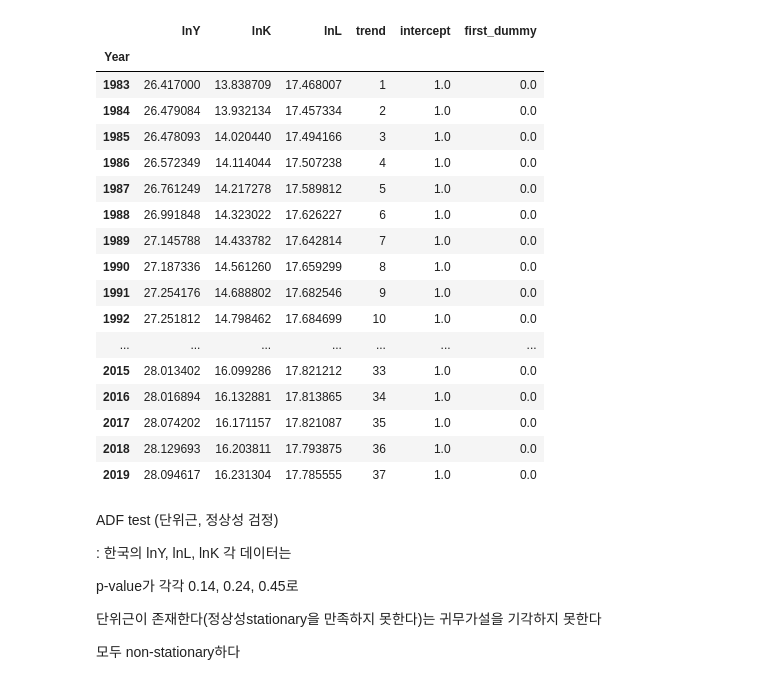
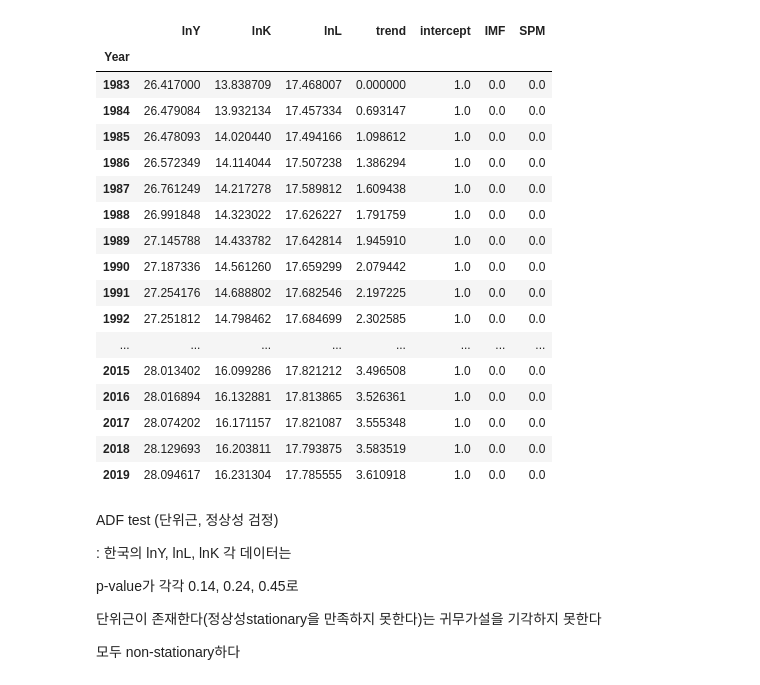
Before and after one commit to jonghwi-kim/Cobb-Douglas-production-function, a Jupyter notebook: regression.ipynb, the cells around one changed output. Saved outputs shown, nothing was run; the diff lists cells and outputs as text; code cells hidden in the pictures.

```diff
--- a/regression.ipynb
+++ b/regression.ipynb
@@ -36,31 +41,60 @@ def print_coint (y, x, t):
 # %%
 korea = pd.concat([real_gdp_log['Korea'], capital_stock_log['Korea'], total_work_hours_log['Korea']], axis=1)
 korea.columns = ['lnY', 'lnK', 'lnL']
 korea.dropna(axis=0, inplace=True)
-korea['trend'] = range(1, len(korea)+1)
+
+korea['trend'] = np.log(range(1, len(korea)+1))
+korea['trend'] = korea['trend']
+
+#korea['trend1'] = np.zeros(len(korea))
+#x=0
+#for i in range(1983, 1997):
+#    x=x+1
+#    korea.at[i, 'trend1'] = x
+
 korea['intercept'] = np.ones(len(korea))
-korea['first_dummy'] = np.zeros(len(korea))
-korea.at[range(1997,2002), 'first_dummy'] =1
+
+#korea['before'] = np.zeros(len(korea))
+#korea.at[range(1983,1988), 'before'] =1
+
+#korea['before2'] = np.zeros(len(korea))
+#korea.at[range(1988,1997), 'before2'] =1
+
+#korea['IMF1'] = np.zeros(len(korea))
+#korea.at[range(1997,1999), 'IMF1'] =1
+
+korea['IMF'] = np.zeros(len(korea))
+korea.at[range(1997,2005), 'IMF'] =1
+
+#korea['WC'] = np.zeros(len(korea))
+#korea.at[range(2002,2008), 'WC'] =1
+
+korea['SPM'] = np.zeros(len(korea))
+korea.at[range(2008,2010), 'SPM'] =1
+
+#korea['last'] = np.zeros(len(korea))
+#korea.at[range(2018,2020), 'last'] =1
+
 korea
 # %% [output]
-|  | lnY | lnK | lnL | trend | intercept | first_dummy |
-| Year |  |  |  |  |  |  |
-| 1983 | 26.417000 | 13.838709 | 17.468007 | 1 | 1.0 | 0.0 |
-| 1984 | 26.479084 | 13.932134 | 17.457334 | 2 | 1.0 | 0.0 |
-| 1985 | 26.478093 | 14.020440 | 17.494166 | 3 | 1.0 | 0.0 |
-| 1986 | 26.572349 | 14.114044 | 17.507238 | 4 | 1.0 | 0.0 |
-| 1987 | 26.761249 | 14.217278 | 17.589812 | 5 | 1.0 | 0.0 |
-| 1988 | 26.991848 | 14.323022 | 17.626227 | 6 | 1.0 | 0.0 |
-| 1989 | 27.145788 | 14.433782 | 17.642814 | 7 | 1.0 | 0.0 |
-| 1990 | 27.187336 | 14.561260 | 17.659299 | 8 | 1.0 | 0.0 |
-| 1991 | 27.254176 | 14.688802 | 17.682546 | 9 | 1.0 | 0.0 |
-| 1992 | 27.251812 | 14.798462 | 17.684699 | 10 | 1.0 | 0.0 |
-| ... | ... | ... | ... | ... | ... | ... |
-| 2015 | 28.013402 | 16.099286 | 17.821212 | 33 | 1.0 | 0.0 |
-| 2016 | 28.016894 | 16.132881 | 17.813865 | 34 | 1.0 | 0.0 |
-| 2017 | 28.074202 | 16.171157 | 17.821087 | 35 | 1.0 | 0.0 |
-| 2018 | 28.129693 | 16.203811 | 17.793875 | 36 | 1.0 | 0.0 |
-| 2019 | 28.094617 | 16.231304 | 17.785555 | 37 | 1.0 | 0.0 |
+|  | lnY | lnK | lnL | trend | intercept | IMF | SPM |
+| Year |  |  |  |  |  |  |  |
+| 1983 | 26.417000 | 13.838709 | 17.468007 | 0.000000 | 1.0 | 0.0 | 0.0 |
+| 1984 | 26.479084 | 13.932134 | 17.457334 | 0.693147 | 1.0 | 0.0 | 0.0 |
+| 1985 | 26.478093 | 14.020440 | 17.494166 | 1.098612 | 1.0 | 0.0 | 0.0 |
+| 1986 | 26.572349 | 14.114044 | 17.507238 | 1.386294 | 1.0 | 0.0 | 0.0 |
+| 1987 | 26.761249 | 14.217278 | 17.589812 | 1.609438 | 1.0 | 0.0 | 0.0 |
+| 1988 | 26.991848 | 14.323022 | 17.626227 | 1.791759 | 1.0 | 0.0 | 0.0 |
+| 1989 | 27.145788 | 14.433782 | 17.642814 | 1.945910 | 1.0 | 0.0 | 0.0 |
+| 1990 | 27.187336 | 14.561260 | 17.659299 | 2.079442 | 1.0 | 0.0 | 0.0 |
+| 1991 | 27.254176 | 14.688802 | 17.682546 | 2.197225 | 1.0 | 0.0 | 0.0 |
+| 1992 | 27.251812 | 14.798462 | 17.684699 | 2.302585 | 1.0 | 0.0 | 0.0 |
+| ... | ... | ... | ... | ... | ... | ... | ... |
+| 2015 | 28.013402 | 16.099286 | 17.821212 | 3.496508 | 1.0 | 0.0 | 0.0 |
+| 2016 | 28.016894 | 16.132881 | 17.813865 | 3.526361 | 1.0 | 0.0 | 0.0 |
+| 2017 | 28.074202 | 16.171157 | 17.821087 | 3.555348 | 1.0 | 0.0 | 0.0 |
+| 2018 | 28.129693 | 16.203811 | 17.793875 | 3.583519 | 1.0 | 0.0 | 0.0 |
+| 2019 | 28.094617 | 16.231304 | 17.785555 | 3.610918 | 1.0 | 0.0 | 0.0 |
 # %% [markdown]
 ADF test (단위근, 정상성 검정)
 
```
Also changed, not shown: parts of 24 cells of this notebook.
